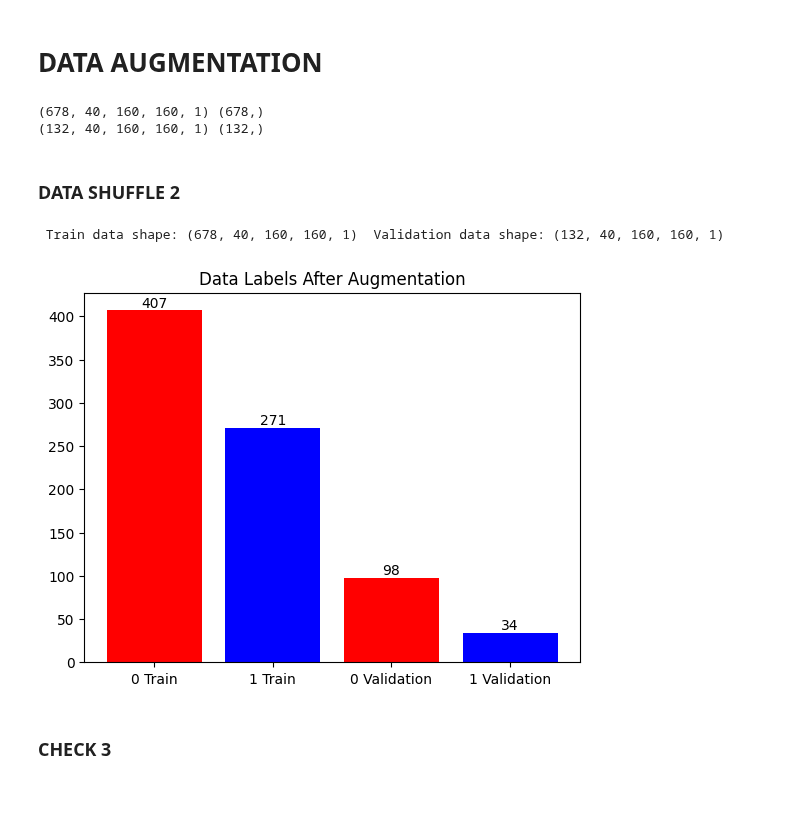
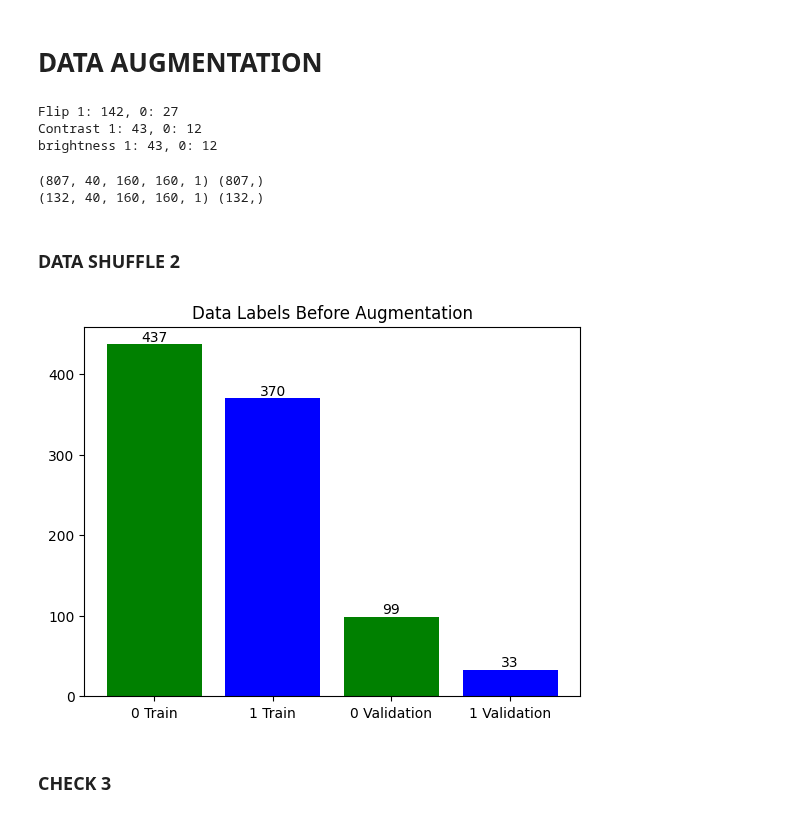
Before and after one commit to DanPinGar/python-machine-learning, a Jupyter notebook: emboendo_ML/embo_CNN_lab/CNN_labV3.ipynb, the cells around one changed output. Cells and saved outputs as stored; diff of their text form; code cells hidden in the pictures.

```diff
--- a/emboendo_ML/embo_CNN_lab/CNN_labV3.ipynb
+++ b/emboendo_ML/embo_CNN_lab/CNN_labV3.ipynb
@@ -166,0 +146,30 @@ if data_augmentation:
+# %%
+if data_augmentation:
+
+    n_flip_1=1
+    n_flip_0=0.07
+
+    nf1 = round(n_flip_1*ones_count)
+    nf0 = round(n_flip_0*zeros_count)
+
+    print(f'Flip 1: {nf1}, 0: {nf0}')
+
+    n_contr_1=0.3
+    n_contr_0=0.03
+
+    nc1 = round(n_contr_1*ones_count)
+    nc0 = round(n_contr_0*zeros_count)
+
+    print(f'Contrast 1: {nc1}, 0: {nc0}')
+
+    n_bright_1=0.3
+    n_bright_0=0.03
+
+    nb1 = round(n_bright_1*ones_count)
+    nb0 = round(n_bright_0*zeros_count)
+
+    print(f'brightness 1: {nb1}, 0: {nb0}')
+# %% [output]
+Flip 1: 142, 0: 27
+Contrast 1: 43, 0: 12
+brightness 1: 43, 0: 12
@@ -167,15 +188,15 @@ if data_augmentation:
 # %%
 if data_augmentation:
 
-    X_train_spl = np.concatenate((X_train_spl, aug_X_train_1,aug_X_train_0), axis=0)
-    Y_train_spl = np.concatenate((Y_train_spl, aug_Y_train_1, aug_Y_train_0))
+    X_train_spl = np.concatenate((X_train_spl, Flip_X_1,Flip_X_0,Cntr_X_1,Cntr_X_0,Bgr_X_1,Bgr_X_0), axis=0)
+    Y_train_spl = np.concatenate((Y_train_spl, Flip_Y_1, Flip_Y_0,Cntr_Y_1,Cntr_Y_0,Bgr_Y_1,Bgr_Y_0))
 
-    recs_train = recs_train+aug_train_recs_1+aug_train_recs_0
+    recs_train = recs_train+Flip_recs_1+Flip_recs_0+Cntr_recs_1+Cntr_recs_0+Bgr_recs_1+Bgr_recs_0
 
     print(X_train_spl.shape,Y_train_spl.shape)
     print(X_eval_spl.shape,Y_eval_spl.shape)
 # %% [output]
-(678, 40, 160, 160, 1) (678,)
+(807, 40, 160, 160, 1) (807,)
 (132, 40, 160, 160, 1) (132,)
 # %% [markdown]
 ### DATA SHUFFLE 2
@@ -188,26 +209,15 @@ Y_eval=Y_eval_spl
 # %%
 # check data
 if data_augmentation:
 
     zeros_count = np.sum(Y_train == 0)
     ones_count = np.sum(Y_train == 1)
     zeros_count_val = np.sum(Y_eval == 0)
     ones_count_val = np.sum(Y_eval == 1)
 
-    labels = ['0 Train', '1 Train','0 Validation', '1 Validation']
-    print(' Train data shape:', np.shape(X_train),' Validation data shape:', np.shape(X_eval))
-
-    plt.bar(labels, [zeros_count, ones_count,zeros_count_val,ones_count_val], color=['red', 'blue','red', 'blue'])
-
-    for i, count in enumerate([zeros_count, ones_count,zeros_count_val,ones_count_val]):
-
-        plt.text(i, count + 0.1, str(count), ha='center', va='bottom')
-
-    plt.title('Data Labels After Augmentation')
-    plt.show()
+    CNN_lib.data_bars_plot(zeros_count,ones_count,zeros_count_val,ones_count_val)
 # %% [output]
- Train data shape: (678, 40, 160, 160, 1)  Validation data shape: (132, 40, 160, 160, 1)
-[figure, old version]
+[figure, new version]
 # %% [markdown]
 ### CHECK 3
 # %%
```
Also changed, not shown: parts of 26 cells of this notebook, 31 other files.
